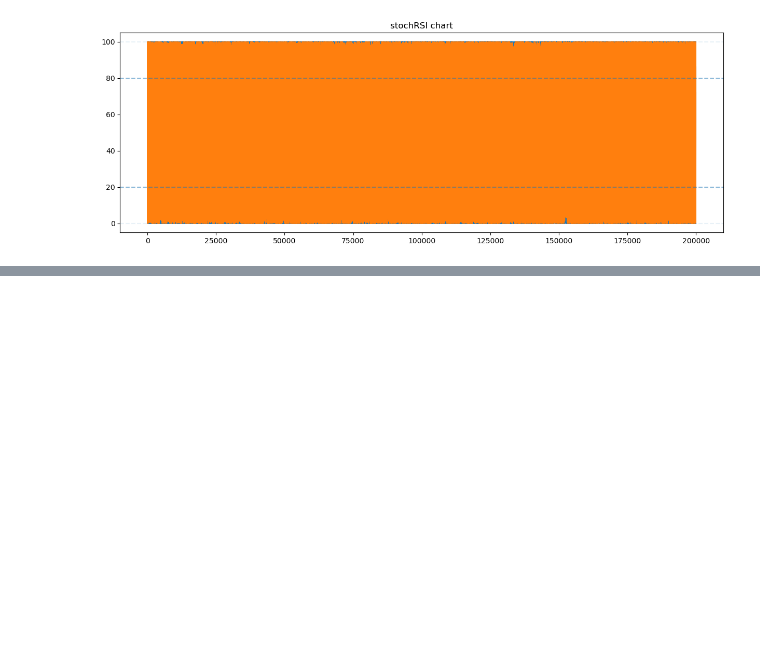
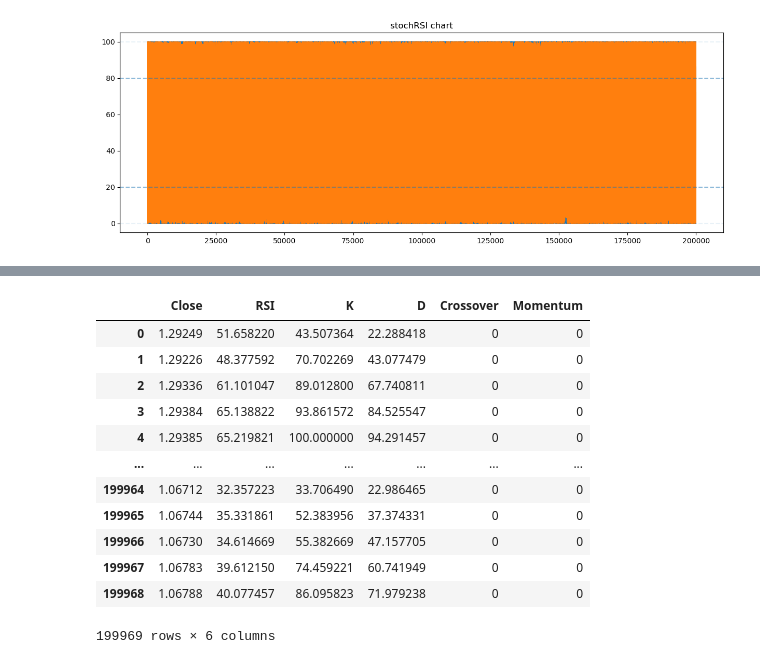
Before and after one commit to Rohan-SSS/ez_moeny, a Jupyter notebook: stoch_rsi/stochastic_rsi_30M.ipynb, the cells around one changed output, grey strips where cells are left out. Cells and saved outputs as stored; diff of their text form; code cells hidden in the pictures; blank space fills up the shorter version.

```diff
--- a/stoch_rsi/stochastic_rsi_30M.ipynb
+++ b/stoch_rsi/stochastic_rsi_30M.ipynb
@@ -164,0 +206,6 @@ df.to_csv('Z:\projects\ez_money\pre_processed_data\stochrsi\\eurusd_m30_stochrsi
+# %%
+final_df['Crossover'] = np.where(((final_df['D'] < 20) & (final_df['K'] < 20) & (final_df['K'] > final_df['D'])) , 1,
+                          np.where(((final_df['D'] > 80) & (final_df['K'] > 80) & (final_df['K'] < final_df['D'])), -1, final_df['Crossover']))
+# %%
+final_df.reset_index(inplace=True, drop=True)
+final_df
@@ -164,0 +228,30 @@ df.to_csv('Z:\projects\ez_money\pre_processed_data\stochrsi\\eurusd_m30_stochrsi
+# %%
+N = 14
+final_df['Momentum'] = 0
+# %%
+for i in range(len(final_df)):
+    if final_df.iloc[i]['Crossover'] != 0:
+        start = i
+        end = min(len(final_df), start + N)
+        if end < len(final_df):
+            price_change = (final_df.iloc[end]['Close'] - final_df.iloc[start]['Close']) / final_df.iloc[start]['Close']
+            if price_change >= 0.004:
+                final_df.at[i, 'Momentum'] = 1
+            else:
+                final_df.at[i, 'Momentum'] = 0
+# %%
+final_df
+# %% [output]
+|  | Close | RSI | K | D | Crossover | Momentum |
+| 0 | 1.29249 | 51.658220 | 43.507364 | 22.288418 | 0 | 0 |
+| 1 | 1.29226 | 48.377592 | 70.702269 | 43.077479 | 0 | 0 |
+| 2 | 1.29336 | 61.101047 | 89.012800 | 67.740811 | 0 | 0 |
+| 3 | 1.29384 | 65.138822 | 93.861572 | 84.525547 | 0 | 0 |
+| 4 | 1.29385 | 65.219821 | 100.000000 | 94.291457 | 0 | 0 |
+| ... | ... | ... | ... | ... | ... | ... |
+| 199964 | 1.06712 | 32.357223 | 33.706490 | 22.986465 | 0 | 0 |
+| 199965 | 1.06744 | 35.331861 | 52.383956 | 37.374331 | 0 | 0 |
+| 199966 | 1.06730 | 34.614669 | 55.382669 | 47.157705 | 0 | 0 |
+| 199967 | 1.06783 | 39.612150 | 74.459221 | 60.741949 | 0 | 0 |
+| 199968 | 1.06788 | 40.077457 | 86.095823 | 71.979238 | 0 | 0 |
+199969 rows × 6 columns
```
Also changed, not shown: parts of 12 cells of this notebook, 2 other files.
